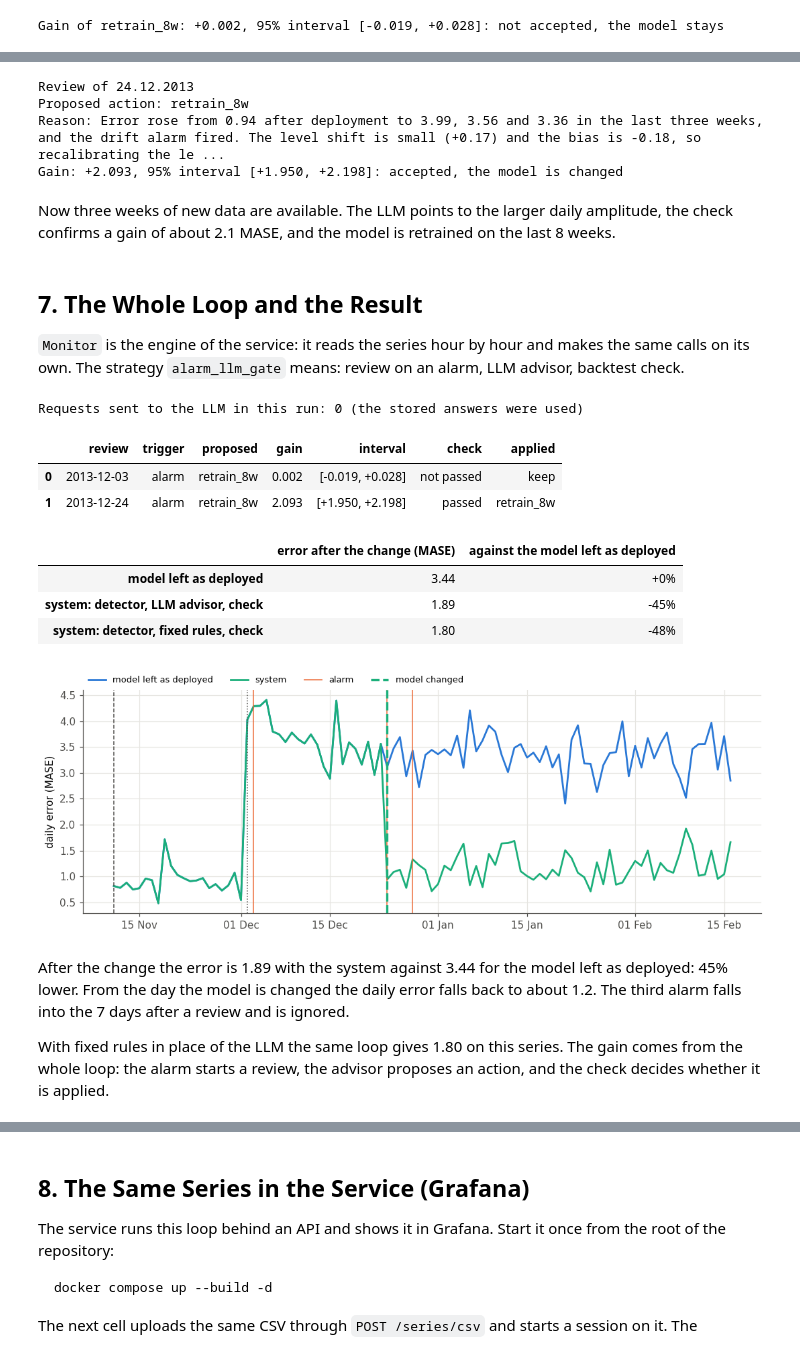
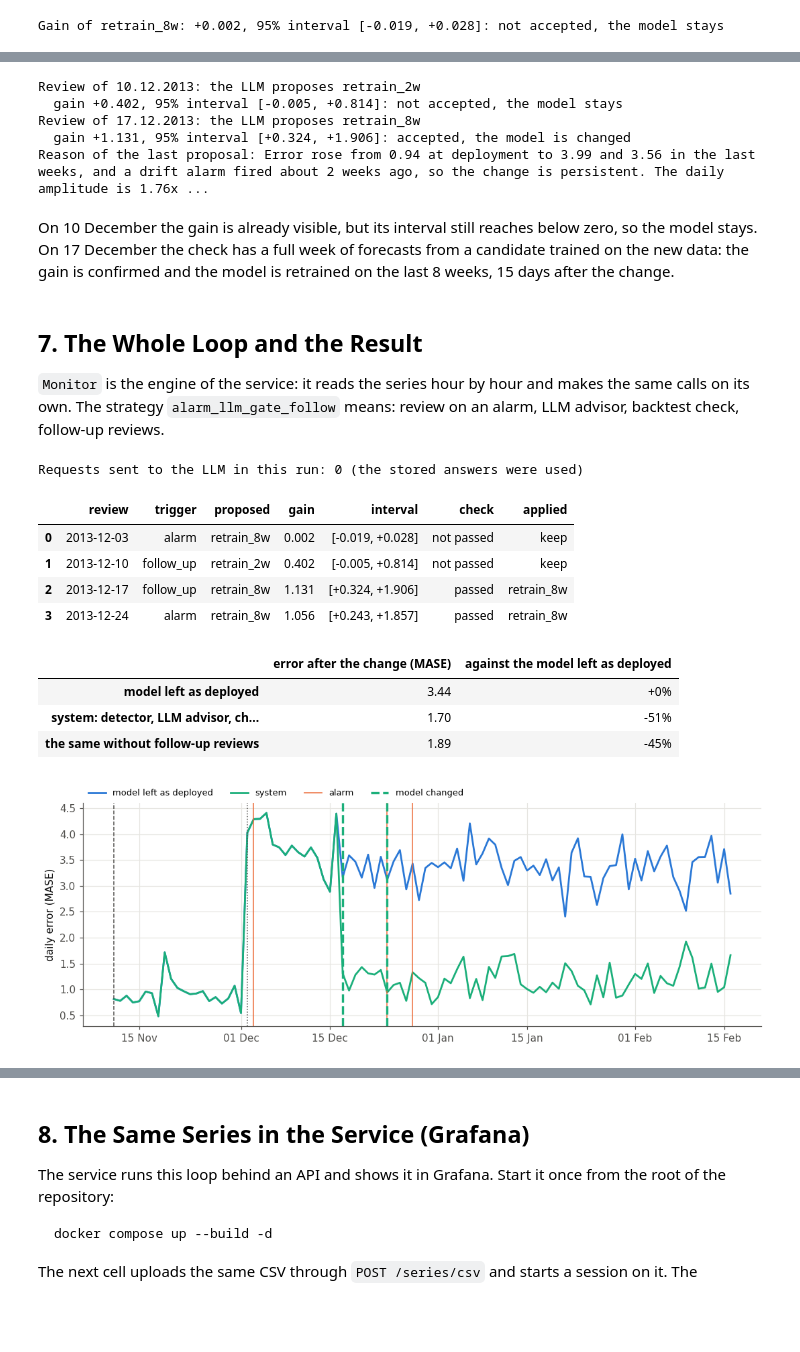
Before and after one commit to ElizPery/seasonality-drift-llm-backtest, a Jupyter notebook: notebooks/demo_one_series.ipynb, the cells around one changed output, grey strips where cells are left out. Cells and saved outputs as stored; diff of their text form; code cells hidden in the pictures; blank space fills up the shorter version.

Commit message:
Demo uses the follow-up reviews (alarm_llm_gate_follow): the series stays, the model is changed 15 days after the change

```diff
--- a/notebooks/demo_one_series.ipynb
+++ b/notebooks/demo_one_series.ipynb
@@ -159,30 +159,28 @@ The detector raises the next alarm on 23 December. The same three calls follow:
 # %%
-second_alarm = int(alarms["index"].iloc[1])
-T2 = (second_alarm // DAY + 1) * DAY
+for T_next in (T + 7 * DAY, T + 14 * DAY):
+    context = diagnostics(y, deployed.pred, T_next, t_deploy, deployed.scale, last_change=t_deploy,
+                          alarm=dict(method="residual_conformal", hours_ago=T_next - first_alarm))
+    answer = advisor.recommend(context)
+    check = check_action(ACTIONS[answer.action], deployed.model, y, F, deployed.pred, T_next, deployed.scale, deployed.act)
 
-context2 = diagnostics(y, deployed.pred, T2, t_deploy, deployed.scale, last_change=t_deploy,
-                       alarm=dict(method="residual_conformal", hours_ago=T2 - second_alarm))
-answer2 = advisor.recommend(context2)
-check2 = check_action(ACTIONS[answer2.action], deployed.model, y, F, deployed.pred, T2, deployed.scale, deployed.act)
-
-print(f"Review of {t[T2]:%d.%m.%Y}")
-print("Proposed action:", answer2.action)
-print("Reason:", answer2.reason)
-decision = "accepted, the model is changed" if check2["accepted"] else "not accepted, the model stays"
-print(f"Gain: {check2['gain']:+.3f}, 95% interval [{check2['lo']:+.3f}, {check2['hi']:+.3f}]: {decision}")
+    decision = "accepted, the model is changed" if check["accepted"] else "not accepted, the model stays"
+    print(f"Review of {t[T_next]:%d.%m.%Y}: the LLM proposes {answer.action}")
+    print(f"  gain {check['gain']:+.3f}, 95% interval [{check['lo']:+.3f}, {check['hi']:+.3f}]: {decision}")
+print("Reason of the last proposal:", answer.reason)
 # %% [output]
-Review of 24.12.2013
-Proposed action: retrain_8w
-Reason: Error rose from 0.94 after deployment to 3.99, 3.56 and 3.36 in the last three weeks, and the drift alarm fired. The level shift is small (+0.17) and the bias is -0.18, so recalibrating the le ...
-Gain: +2.093, 95% interval [+1.950, +2.198]: accepted, the model is changed
+Review of 10.12.2013: the LLM proposes retrain_2w
+  gain +0.402, 95% interval [-0.005, +0.814]: not accepted, the model stays
+Review of 17.12.2013: the LLM proposes retrain_8w
+  gain +1.131, 95% interval [+0.324, +1.906]: accepted, the model is changed
+Reason of the last proposal: Error rose from 0.94 at deployment to 3.99 and 3.56 in the last weeks, and a drift alarm fired about 2 weeks ago, so the change is persistent. The daily amplitude is 1.76x ...
-# %% [markdown]
-Now three weeks of new data are available. The LLM points to the larger daily amplitude, the check confirms a gain of about 2.1 MASE, and the model is retrained on the last 8 weeks.
+# %% [markdown]
+On 10 December the gain is already visible, but its interval still reaches below zero, so the model stays. On 17 December the check has a full week of forecasts from a candidate trained on the new data: the gain is confirmed and the model is retrained on the last 8 weeks, 15 days after the change.
 # %% [markdown]
 ## 7. The Whole Loop and the Result
 
-`Monitor` is the engine of the service: it reads the series hour by hour and makes the same calls on its own. The strategy `alarm_llm_gate` means: review on an alarm, LLM advisor, backtest check.
+`Monitor` is the engine of the service: it reads the series hour by hour and makes the same calls on its own. The strategy `alarm_llm_gate_follow` means: review on an alarm, LLM advisor, backtest check, follow-up reviews.
 # %%
-monitor = Monitor(s, "alarm_llm_gate", detector="residual_conformal", detector_value=multiplier, advisors={"llm": advisor})
+monitor = Monitor(s, "alarm_llm_gate_follow", detector="residual_conformal", detector_value=multiplier, advisors={"llm": advisor})
 events = monitor.advance(len(y))   # reads all values after the deployment
 
 print("Requests sent to the LLM in this run:", advisor.calls, "(the stored answers were used)")
@@ -191,28 +189,27 @@ display(demo.review_table(events, s))
 Requests sent to the LLM in this run: 0 (the stored answers were used)
 |  | review | trigger | proposed | gain | interval | check | applied |
 | 0 | 2013-12-03 | alarm | retrain_8w | 0.002 | [-0.019, +0.028] | not passed | keep |
-| 1 | 2013-12-24 | alarm | retrain_8w | 2.093 | [+1.950, +2.198] | passed | retrain_8w |
+| 1 | 2013-12-10 | follow_up | retrain_2w | 0.402 | [-0.005, +0.814] | not passed | keep |
+| 2 | 2013-12-17 | follow_up | retrain_8w | 1.131 | [+0.324, +1.906] | passed | retrain_8w |
+| 3 | 2013-12-24 | alarm | retrain_8w | 1.056 | [+0.243, +1.857] | passed | retrain_8w |
 # %%
 with_system, without = monitor.mase(t_change)   # error after the change: the system, the model left as deployed
 
-rules = Monitor(s, "alarm_rules_gate", detector="residual_conformal", detector_value=multiplier, advisors={"rules": RuleAdvisor()})
-rules.advance(len(y))                           # the same loop with fixed rules in place of the LLM
-with_rules = rules.mase(t_change)[0]
+no_follow_up = Monitor(s, "alarm_llm_gate", detector="residual_conformal", detector_value=multiplier, advisors={"llm": advisor})
+no_follow_up.advance(len(y))                    # the same loop without follow-up reviews: it waits for the next alarm
+waiting = no_follow_up.mase(t_change)[0]
 
-result = pd.DataFrame({"error after the change (MASE)": [without, with_system, with_rules]},
-                      index=["model left as deployed", "system: detector, LLM advisor, check", "system: detector, fixed rules, check"])
+result = pd.DataFrame({"error after the change (MASE)": [without, with_system, waiting]},
+                      index=["model left as deployed", "system: detector, LLM advisor, check, follow-up reviews",
+                             "the same without follow-up reviews"])
 result["against the model left as deployed"] = [f"{100 * (e / without - 1):+.0f}%" for e in result.iloc[:, 0]]
 display(result.round(2))
 
 demo.plot_errors(s, {"model left as deployed": monitor.reference.pred, "system": monitor.run.pred}, monitor.scale,
                  alarms=monitor.alarms, applied=monitor.run.applied)
 # %% [output]
 |  | error after the change (MASE) | against the model left as deployed |
 | model left as deployed | 3.44 | +0% |
-| system: detector, LLM advisor, check | 1.89 | -45% |
-| system: detector, fixed rules, check | 1.80 | -48% |
+| system: detector, LLM advisor, ch... | 1.70 | -51% |
+| the same without follow-up reviews | 1.89 | -45% |
-[figure, old version]
+[figure, new version]
-# %% [markdown]
-After the change the error is 1.89 with the system against 3.44 for the model left as deployed: 45% lower. From the day the model is changed the daily error falls back to about 1.2. The third alarm falls into the 7 days after a review and is ignored.
-
-With fixed rules in place of the LLM the same loop gives 1.80 on this series. The gain comes from the whole loop: the alarm starts a review, the advisor proposes an action, and the check decides whether it is applied.
```
Also changed, not shown: parts of 7 cells of this notebook, 6 other files.
